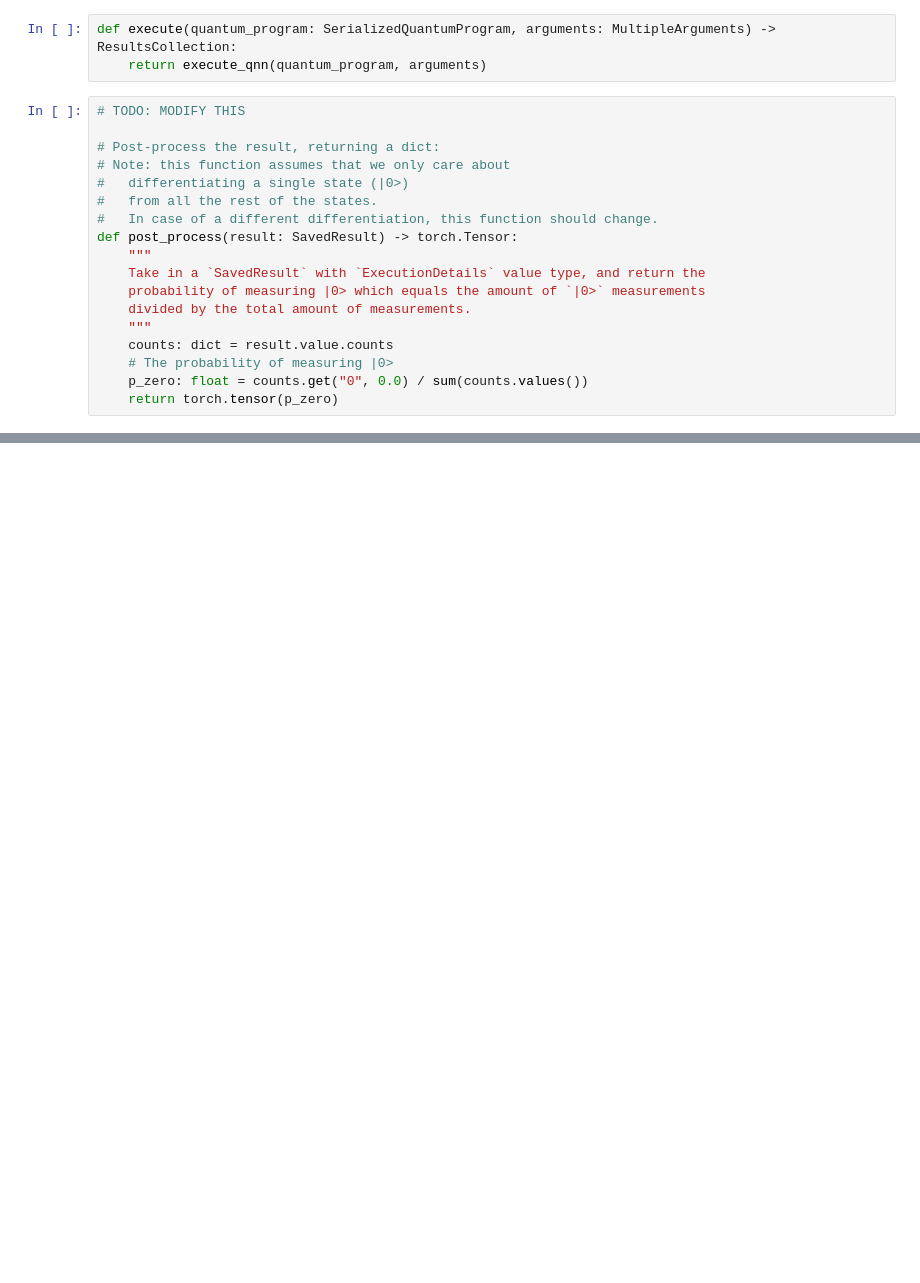
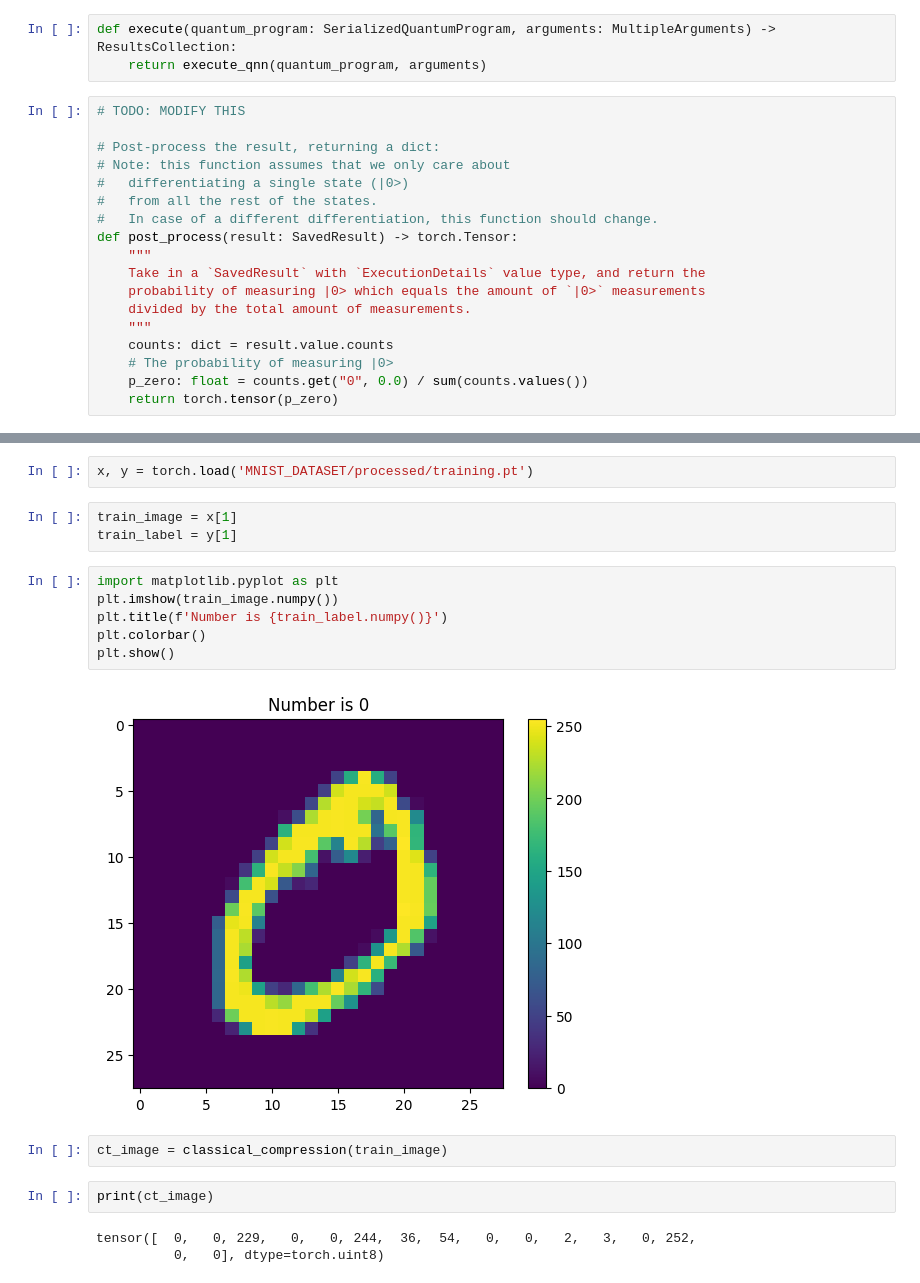
Before and after one commit to devilkiller-ag/QNN-MNIST-Classification, a Jupyter notebook: utils.ipynb, the cells around one changed output, grey strips where cells are left out. Cells and saved outputs as stored; diff of their text form; blank space fills up the shorter version.

Commit message:
moved dataset exp. to utils

```diff
--- a/utils.ipynb
+++ b/utils.ipynb
@@ -198,0 +226,20 @@ def post_process(result: SavedResult) -> torch.Tensor:
+# %%
+x, y = torch.load('MNIST_DATASET/processed/training.pt')
+# %%
+train_image = x[1]
+train_label = y[1]
+# %%
+import matplotlib.pyplot as plt
+plt.imshow(train_image.numpy())
+plt.title(f'Number is {train_label.numpy()}')
+plt.colorbar()
+plt.show()
+# %% [output]
+[figure, added]
+# %%
+ct_image = classical_compression(train_image)
+# %%
+print(ct_image)
+# %% [output]
+tensor([  0,   0, 229,   0,   0, 244,  36,  54,   0,   0,   2,   3,   0, 252,
+          0,   0], dtype=torch.uint8)
```
Also changed, not shown: parts of 5 cells of this notebook, 10 other files.
